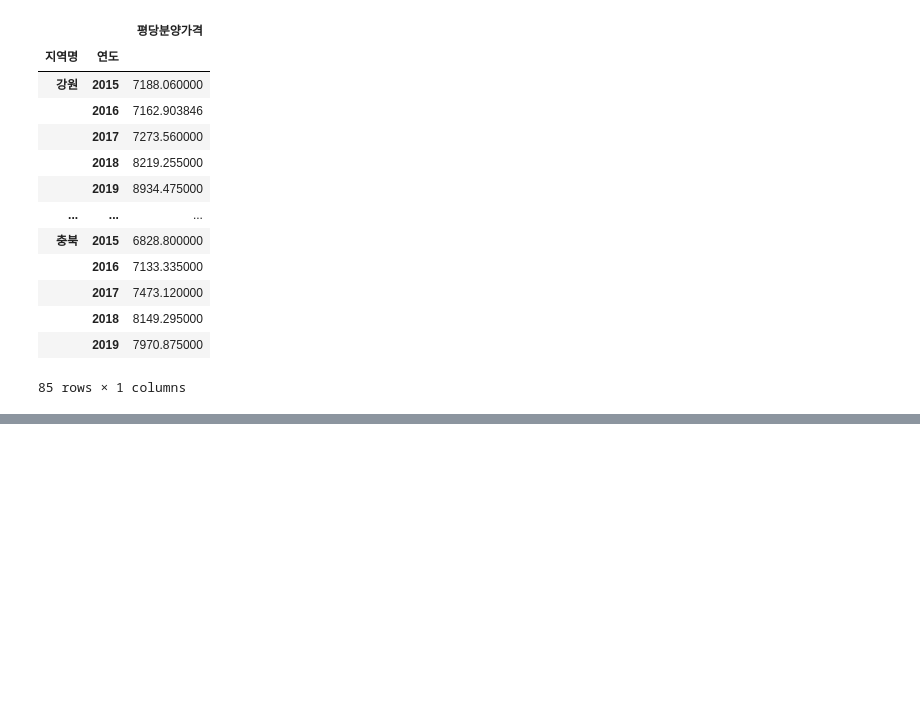
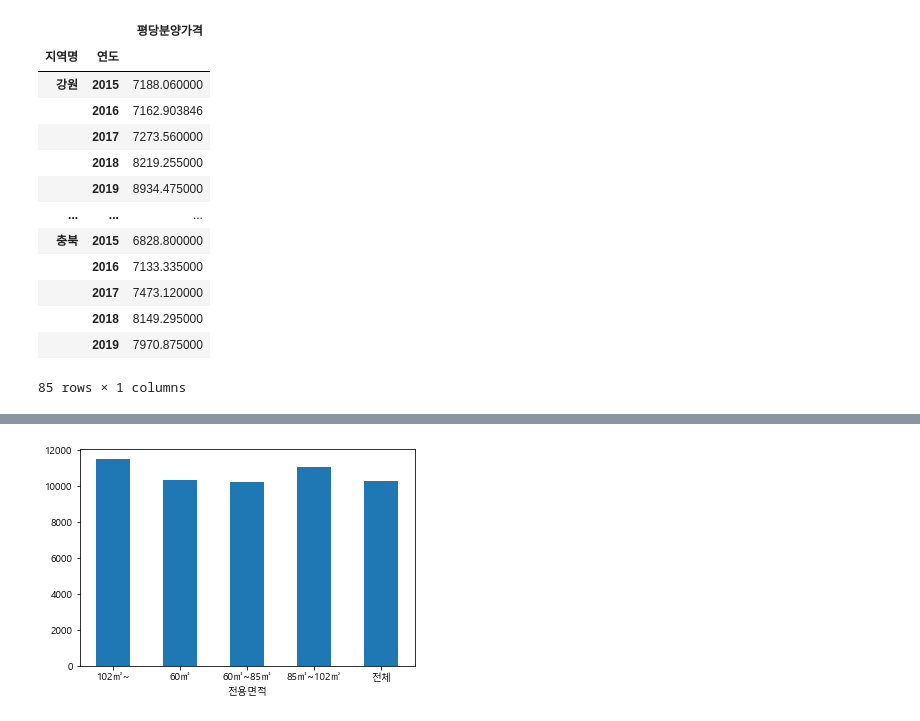
Before and after one commit to young-hun-jo/TIL, a Jupyter notebook: Pandas_library/전국신규민간아파트_분양가분석.ipynb, the cells around one changed output, grey strips where cells are left out. Saved outputs shown, nothing was run; the diff lists cells and outputs as text; code cells hidden in the pictures; blank space fills up the shorter version.

```diff
--- a/Pandas_library/전국신규민간아파트_분양가분석.ipynb
+++ b/Pandas_library/전국신규민간아파트_분양가분석.ipynb
@@ -305,0 +319,4 @@ c
+# %%
+b = df_last.groupby(['전용면적'])['평당분양가격'].mean().plot.bar(rot=0)
+# %% [output]
+[figure, added]
```
Also changed, not shown: parts of 15 cells of this notebook.
